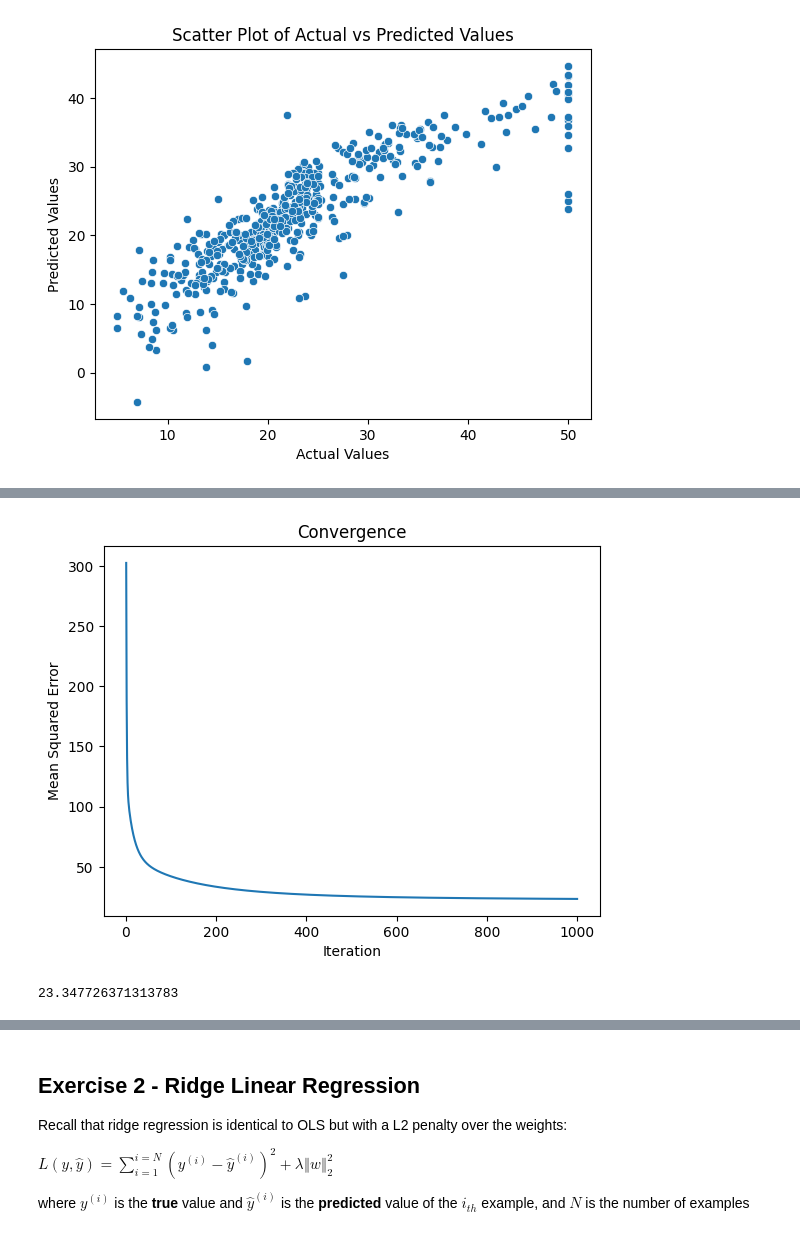
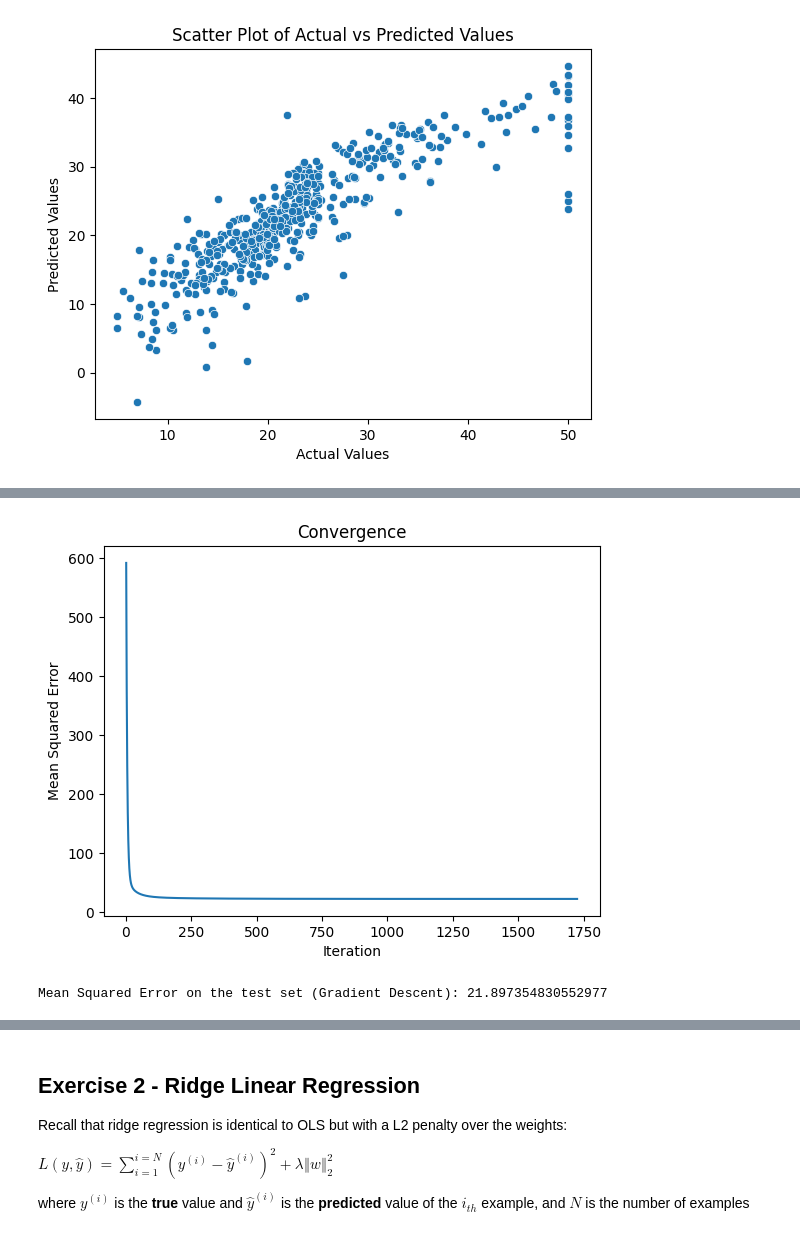
Before and after one commit to anidima/ydata_ml_sl, a Jupyter notebook: SL_HW2_Regression_Regularization.ipynb, the cells around one changed output, grey strips where cells are left out. Saved outputs shown, nothing was run; the diff lists cells and outputs as text; code cells hidden in the pictures.

```diff
--- a/SL_HW2_Regression_Regularization.ipynb
+++ b/SL_HW2_Regression_Regularization.ipynb
@@ -195,6 +196,7 @@ class OlsGd(Ols):
     self.normalize = normalize
     self.normalizer = Normalizer()
     self.verbose = verbose
+    self.losses = None
 
   def _fit(self, X, Y, reset=True, track_loss=True):
     #remeber to normalize the data before starting
@@ -202,37 +204,37 @@ class OlsGd(Ols):
       self.normalizer.fit(X)
       X = self.normalizer.predict(X)
 
-    X_pad = Ols.pad(X)
+    X_pad = self.pad(X)
     n_samples, n_features = X_pad.shape
     self.w = np.zeros(n_features)
 
-    losses = []
+    self.losses = []
 
     for i in range(self.num_iteration):
-      self.w = self._step(X_pad, Y)
-      loss = self.score_grad(X,Y)
-      losses.append(loss)
+      loss = self._step(X_pad, Y)
+      self.losses.append(loss)
 
-      if self.verbose and i % 100 == 0:
+      if self.verbose and i % round(self.num_iteration/10) == 0:
         print(f'Iteration {i}, Loss: {loss}')
 
 
-      if self.early_stop and i > 0 and np.abs(losses[-1] - losses[-2]) < 1e-5:
+      if self.early_stop and i > 0 and np.abs(self.losses[-1] - self.losses[-2]) < 1e-5:
         if self.verbose:
           print(f'Early stopping at iteration {i}')
         break
 
 
     if track_loss:
-        self.plot_convergence(losses)
+        self.plot_convergence(self.losses)
     pass
+
 
   def _predict(self, X):
     #remeber to normalize the data before starting
     if self.normalize == True:
       self.normalizer.fit(X)
       X = self.normalizer.predict(X)
-    X_pad = Ols.pad(X)
+    X_pad = self.pad(X)
 
     wx = np.dot(X_pad, self.w)
     return wx
@@ -240,13 +242,10 @@ class OlsGd(Ols):
   def _step(self, X, Y):
     # use w update for gradient descent
     Y_pred = np.dot(X, self.w)
-    return self.w - self.learning_rate * (1/X.shape[0]) * np.dot(X.T, (Y_pred - Y))
+    self.w = self.w - self.learning_rate * (1/X.shape[0]) * np.dot(X.T, (Y_pred - Y))
+    loss = np.mean((Y - Y_pred)**2)
+    return loss
 
-  def score_grad(self, X, Y):
-  #return MSE
-    Y_pred = self._predict(X)
-    mse = np.mean((Y - Y_pred)**2)
-    return mse
 
   def plot_convergence(self, losses):
 
@@ -256,8 +255,9 @@ class OlsGd(Ols):
     plt.title('Convergence')
     plt.show()
 # %%
-reg_grad = OlsGd(learning_rate=.1, num_iteration=1000)
+reg_grad = OlsGd(learning_rate=.5, num_iteration=5000)
 reg_grad._fit(data, target)
-Y_pred_grad = reg_grad._predict(data)
-reg_grad.score_grad(data, target)
+mse = reg_grad.score(data, target)
+
+print(f'Mean Squared Error on the test set (Gradient Descent): {mse}')
 # %% [output]
@@ -274,2 +269,2 @@ Iteration 900, Loss: 23.55718975422873
-[figure, old version]
+[figure, new version]
-23.347726371313783
+Mean Squared Error on the test set (Gradient Descent): 21.897354830552977
```
Also changed, not shown: parts of 13 cells of this notebook.
